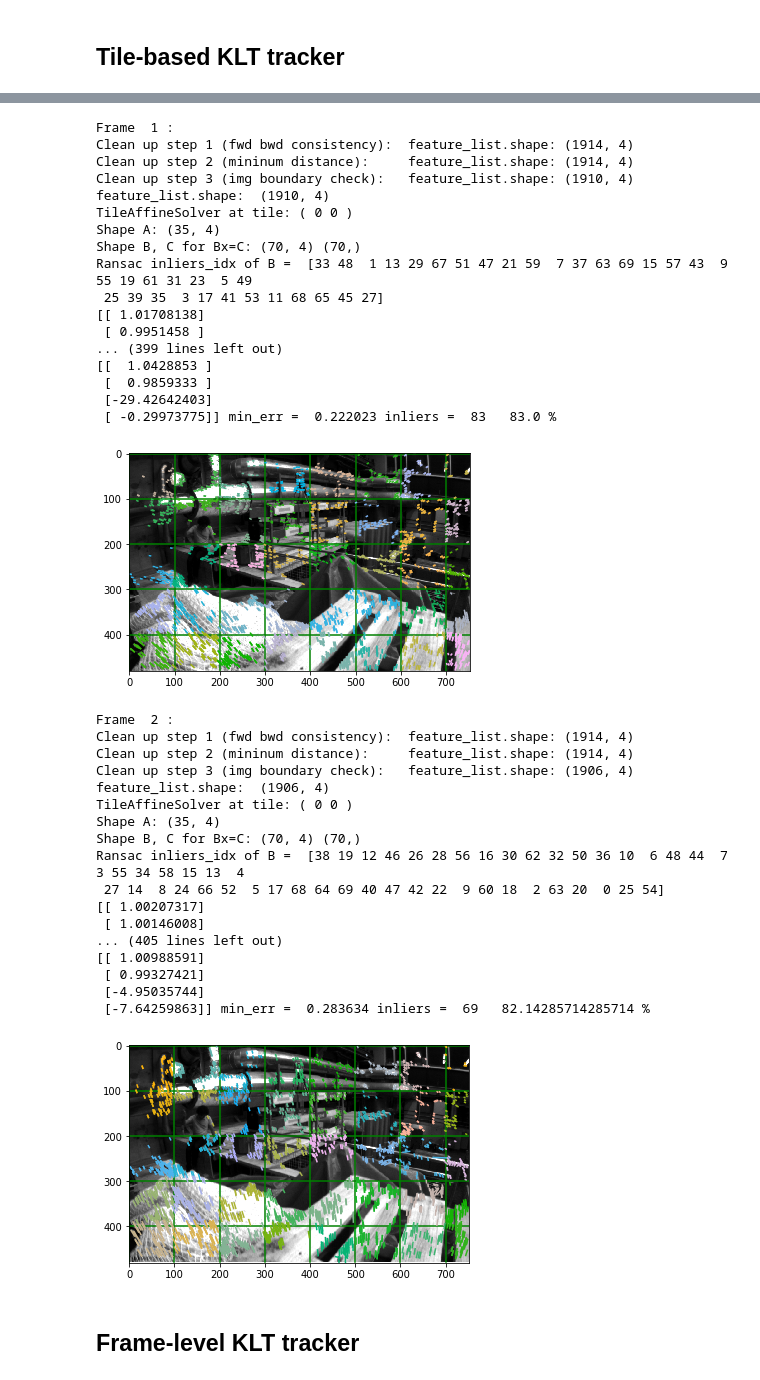
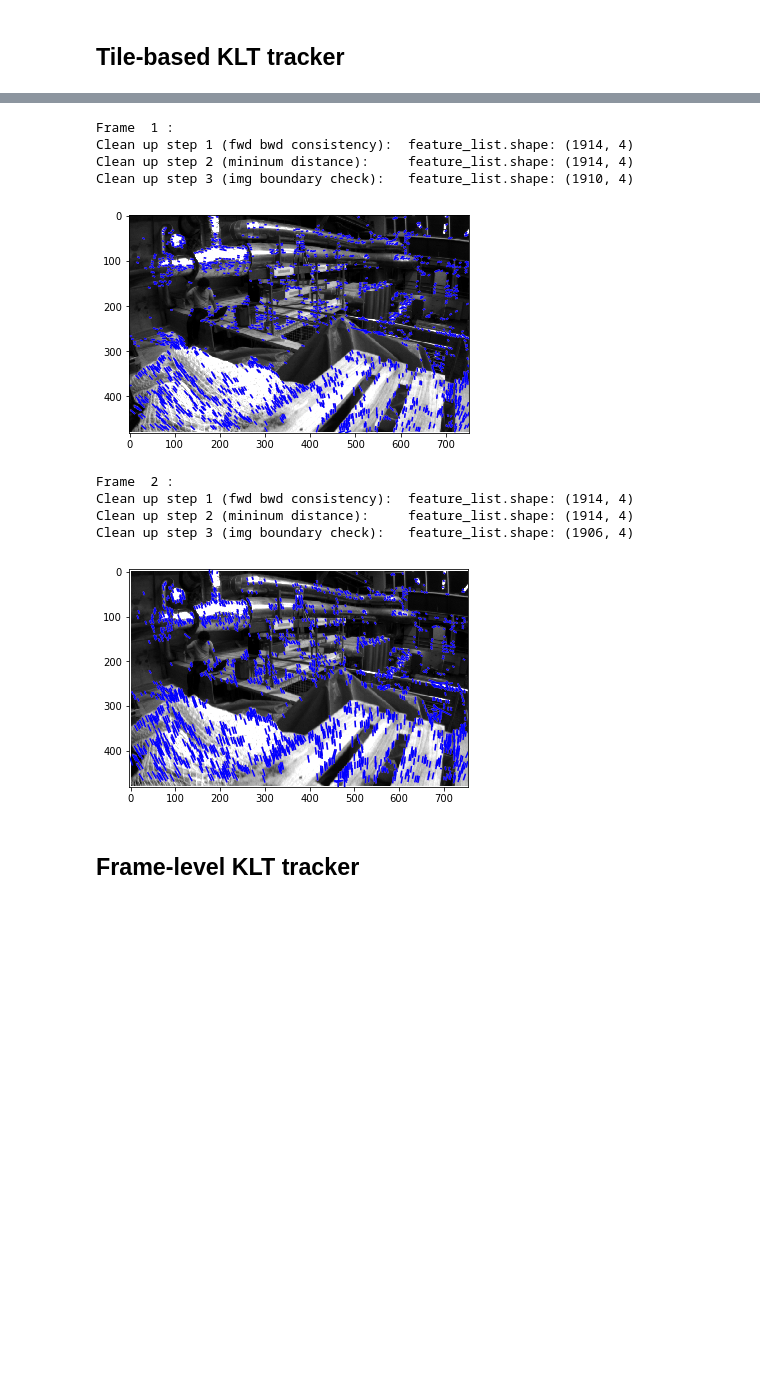
Before and after one commit to jinchenglee/EuRoC_MAV_dataset_tools, a Jupyter notebook: KLT_on_EuRoc_MAV_dataset.ipynb, the cells around one changed output, grey strips where cells are left out. Saved outputs shown, nothing was run; the diff lists cells and outputs as text; code cells hidden in the pictures; blank space fills up the shorter version.

```diff
--- a/KLT_on_EuRoc_MAV_dataset.ipynb
+++ b/KLT_on_EuRoc_MAV_dataset.ipynb
@@ -30,8 +30,8 @@ from mpl_toolkits.mplot3d import Axes3D
 # Dataset location
 #-------------
 # Change this to the directory where you store EuRoC MAV data
-#basedir = '/work/asl_dataset/ijrr_euroc_mav_dataset/machine_hall/MH_01_easy/'
-basedir = '/Users/jcli/study/asl_dataset/ijrr_euroc_mav_dataset/machine_hall/MH_01_easy/'
+basedir = '/work/asl_dataset/ijrr_euroc_mav_dataset/machine_hall/MH_01_easy/'
+#basedir = '/Users/jcli/study/asl_dataset/ijrr_euroc_mav_dataset/machine_hall/MH_01_easy/'
 # %% [markdown]
 ## Tile-based KLT tracker
 # %%
@@ -99,24 +99,24 @@ for fr in frame_range:
         # Clean-up feature_list
         feature_list = of.OF_FeatureListFilter(p0, p1, p2, cam0_width, cam0_height)
 
-#        # Draw filtered feature points and associated OF
-#        for idx in range(feature_list.shape[0]):
-#            plt.plot([feature_list[idx,0], feature_list[idx,2]],
-#                            [feature_list[idx,1], feature_list[idx,3]],
-#                            linestyle='-', color='plum')
+        # Draw filtered feature points and associated OF
+        for idx in range(feature_list.shape[0]):
+            plt.plot([feature_list[idx,0], feature_list[idx,2]],
+                            [feature_list[idx,1], feature_list[idx,3]],
+                            linestyle='-', color='plum')
 
-#        # Draw old feature points
-#        #plt.scatter(good_old[:,0], good_old[:,1], marker='^', c='g')
-#        # Draw new feature points
-#        #plt.scatter(good_new[:,0], good_new[:,1], marker='o', c='r')
-#        # Draw optical flow
-#        for idx in range(good_old.shape[0]):
-#            plt.plot([good_old[idx,0], good_new[idx,0]],
-#                            [good_old[idx,1], good_new[idx,1]],
-#                            linestyle='-', color='b')
+        # Draw old feature points
+        #plt.scatter(good_old[:,0], good_old[:,1], marker='^', c='g')
+        # Draw new feature points
+        #plt.scatter(good_new[:,0], good_new[:,1], marker='o', c='r')
+        # Draw optical flow
+        for idx in range(good_old.shape[0]):
+            plt.plot([good_old[idx,0], good_new[idx,0]],
+                            [good_old[idx,1], good_new[idx,1]],
+                            linestyle='-', color='b')
 
         # Find affine parameters sx,sy,tx,ty for each grid
-        of.OF_TileAffineSolver(cam0, tile_size, feature_list)
+        #of.OF_TileAffineSolver(cam0, tile_size, feature_list)
 
         # Save points for next round
         p0 = good_new.reshape(-1,1,2)
@@ -135,61 +135,35 @@ for fr in frame_range:
         #cv2.imshow('cam0',cam0)
         #k = cv2.waitKey(-1)
         #cv2.destroyAllWindows()
 # %% [output]
 image size (w, h):  752 480
 Tile (y,x): 0 0
 New corners detected: 35
 Total corners (35, 1, 2)
 Tile (y,x): 0 100
 New corners detected: 50
 Total corners (85, 1, 2)
 Tile (y,x): 0 200
 New corners detected: 50
 Total corners (135, 1, 2)
 Tile (y,x): 0 300
 New corners detected: 50
 ... (105 lines left out)
 Total corners (1865, 1, 2)
 Tile (y,x): 400 700
 New corners detected: 50
 Total corners (1915, 1, 2)
 [figure]
 Frame  1 :
 Clean up step 1 (fwd bwd consistency):  feature_list.shape: (1914, 4)
 Clean up step 2 (mininum distance):     feature_list.shape: (1914, 4)
 Clean up step 3 (img boundary check):   feature_list.shape: (1910, 4)
-feature_list.shape:  (1910, 4)
-TileAffineSolver at tile: ( 0 0 )
-Shape A: (35, 4)
-Shape B, C for Bx=C: (70, 4) (70,)
-Ransac inliers_idx of B =  [33 48  1 13 29 67 51 47 21 59  7 37 63 69 15 57 43  9 55 19 61 31 23  5 49
- 25 39 35  3 17 41 53 11 68 65 45 27]
-[[ 1.01708138]
- [ 0.9951458 ]
-... (399 lines left out)
-[[  1.0428853 ]
- [  0.9859333 ]
- [-29.42642403]
- [ -0.29973775]] min_err =  0.222023 inliers =  83   83.0 %
-[figure, old version]
+[figure, new version]
 Frame  2 :
 Clean up step 1 (fwd bwd consistency):  feature_list.shape: (1914, 4)
 Clean up step 2 (mininum distance):     feature_list.shape: (1914, 4)
 Clean up step 3 (img boundary check):   feature_list.shape: (1906, 4)
-feature_list.shape:  (1906, 4)
-TileAffineSolver at tile: ( 0 0 )
-Shape A: (35, 4)
-Shape B, C for Bx=C: (70, 4) (70,)
-Ransac inliers_idx of B =  [38 19 12 46 26 28 56 16 30 62 32 50 36 10  6 48 44  7  3 55 34 58 15 13  4
- 27 14  8 24 66 52  5 17 68 64 69 40 47 42 22  9 60 18  2 63 20  0 25 54]
-[[ 1.00207317]
- [ 1.00146008]
-... (405 lines left out)
-[[ 1.00988591]
- [ 0.99327421]
- [-4.95035744]
- [-7.64259863]] min_err =  0.283634 inliers =  69   82.14285714285714 %
-[figure, old version]
+[figure, new version]
 # %% [markdown]
 ## Frame-level KLT tracker
 # %%
```
Also changed, not shown: parts of 7 cells of this notebook, 1 other file.
